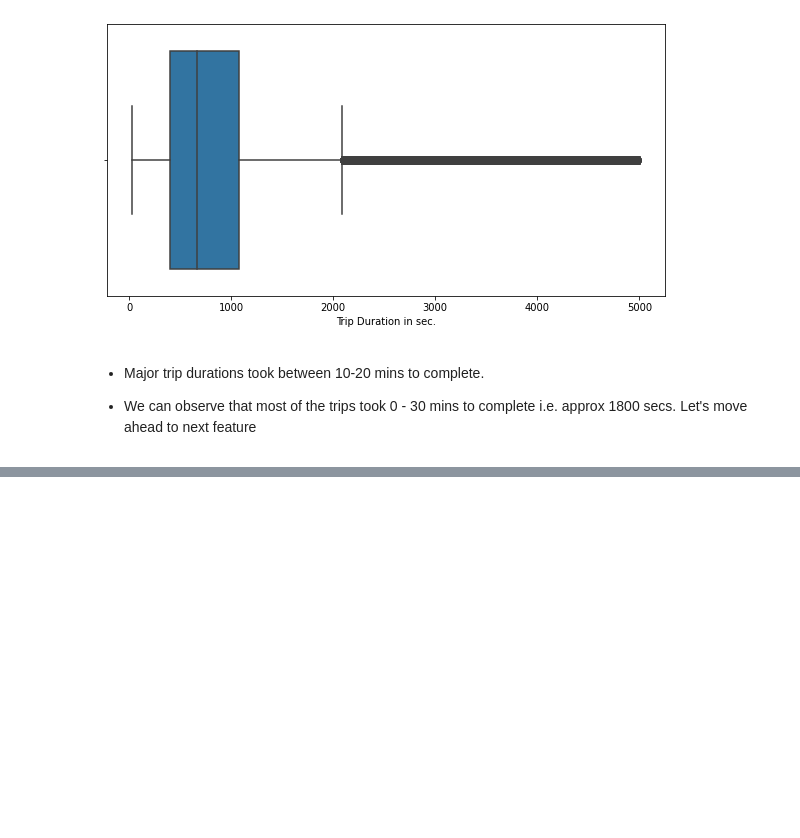
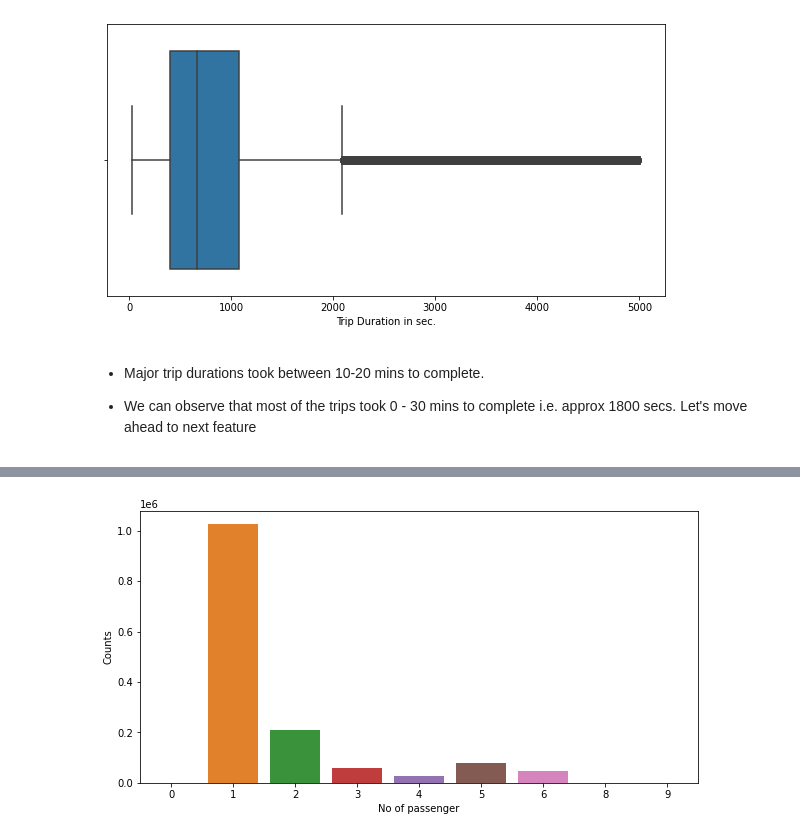
Before and after one commit to AbhijeetS1112/NYC-Taxi-Trip-Time-Prediction----ALMA, a Jupyter notebook: NYC_Taxi_Trip_Time_Prediction.ipynb, the cells around one changed output, grey strips where cells are left out. Saved outputs shown, nothing was run; the diff lists cells and outputs as text; code cells hidden in the pictures; blank space fills up the shorter version.

```diff
--- a/NYC_Taxi_Trip_Time_Prediction.ipynb
+++ b/NYC_Taxi_Trip_Time_Prediction.ipynb
@@ -416,0 +461,9 @@ plt.show()
+# %%
+# passenger Count
+plt.figure(figsize=(10,5))
+sns.countplot(x="passenger_count",data=df)
+plt.xlabel("No of passenger")
+plt.ylabel("Counts")
+plt.show()
+# %% [output]
+[figure, added]
```
Also changed, not shown: parts of 25 cells of this notebook.
